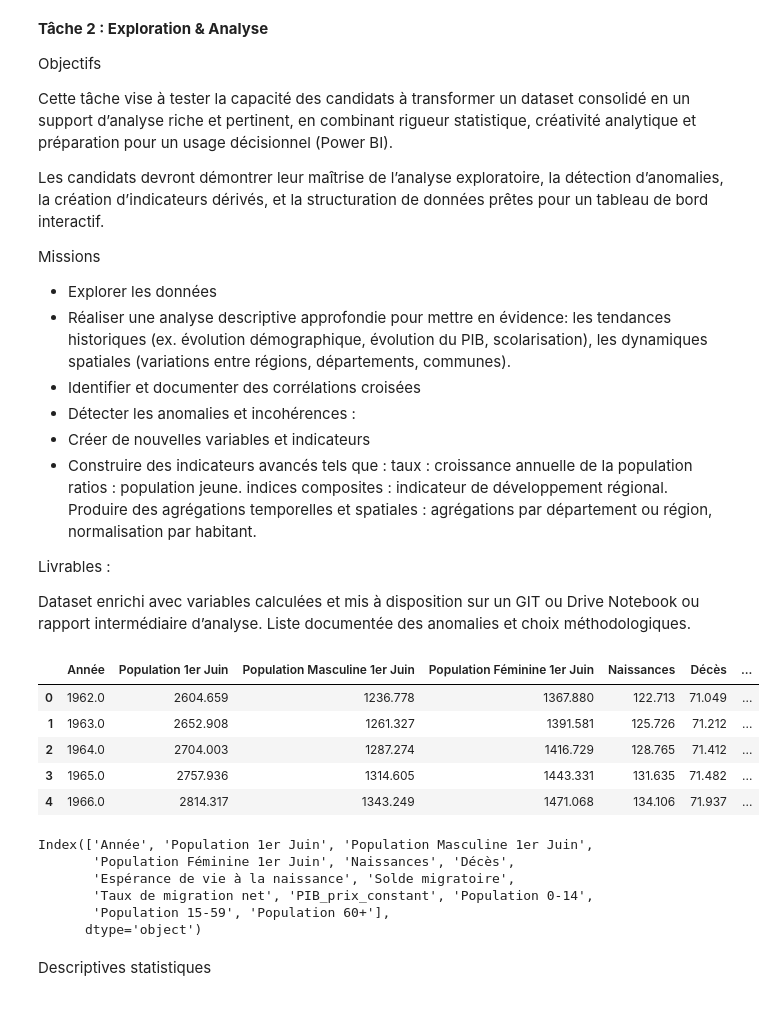
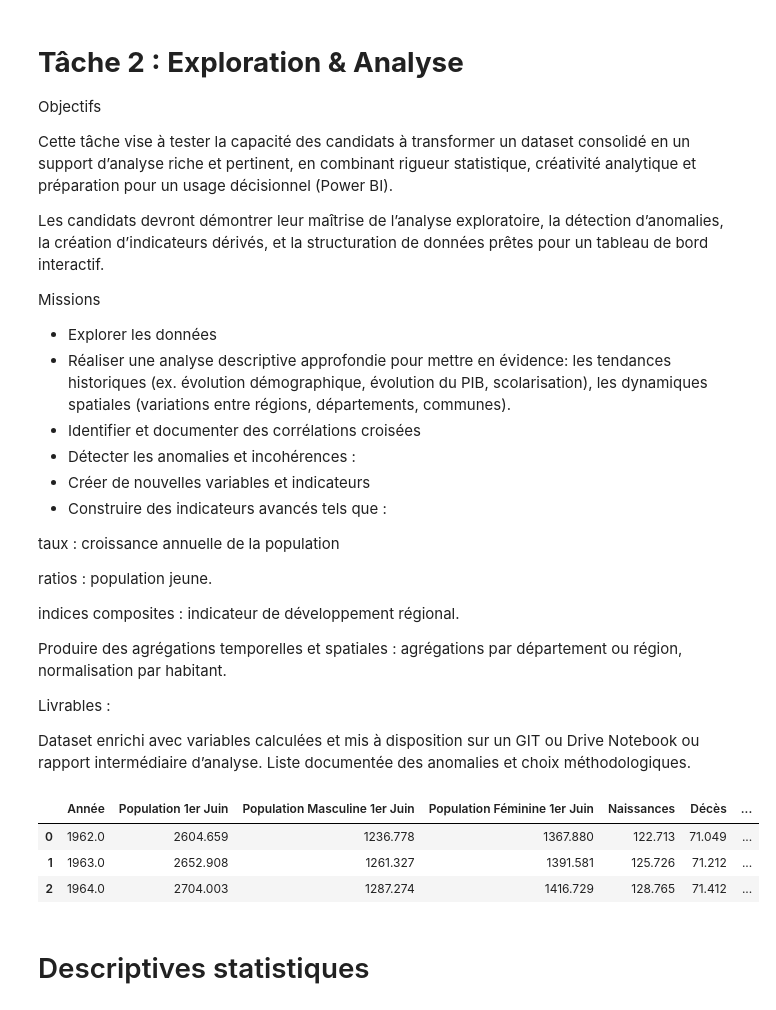
Before and after one commit to FidTCHANDO/ANIP_Challenge1, a Jupyter notebook: Tache_2_Tchando_SikaFidele_Notebook_JJMM.ipynb, the cells around one changed output. Saved outputs shown, nothing was run; the diff lists cells and outputs as text; code cells hidden in the pictures.

```diff
--- a/Tache_2_Tchando_SikaFidele_Notebook_JJMM.ipynb
+++ b/Tache_2_Tchando_SikaFidele_Notebook_JJMM.ipynb
@@ -1,5 +1,5 @@
 # %% [markdown]
-**Tâche 2 : Exploration & Analyse**
+# **Tâche 2 : Exploration & Analyse**
 
 Objectifs
 
@@ -17,9 +17,13 @@ les dynamiques spatiales (variations entre régions, départements, communes).
 - Détecter les anomalies et incohérences :
 - Créer de nouvelles variables et indicateurs
 - Construire des indicateurs avancés tels que :
+
 taux : croissance annuelle de la population
+
 ratios : population jeune.
+
 indices composites : indicateur de développement régional.
+
 Produire des agrégations temporelles et spatiales :
 agrégations par département ou région, normalisation par habitant.
 
@@ -33,23 +37,12 @@ import pandas as pd
 import matplotlib.pyplot as plt
 # %%
 benin_df = pd.read_parquet("./Donnees_ben_pop.parquet")
-benin_df.head()
+benin_df.head(3)
 # %% [output]
 |  | Année | Population 1er Juin | Population Masculine 1er Juin | Population Féminine 1er Juin | Naissances | Décès | ... |
 | 0 | 1962.0 | 2604.659 | 1236.778 | 1367.880 | 122.713 | 71.049 | ... |
 | 1 | 1963.0 | 2652.908 | 1261.327 | 1391.581 | 125.726 | 71.212 | ... |
 | 2 | 1964.0 | 2704.003 | 1287.274 | 1416.729 | 128.765 | 71.412 | ... |
-| 3 | 1965.0 | 2757.936 | 1314.605 | 1443.331 | 131.635 | 71.482 | ... |
-| 4 | 1966.0 | 2814.317 | 1343.249 | 1471.068 | 134.106 | 71.937 | ... |
-# %%
-benin_df.columns
-# %% [output]
-Index(['Année', 'Population 1er Juin', 'Population Masculine 1er Juin',
-       'Population Féminine 1er Juin', 'Naissances', 'Décès',
-       'Espérance de vie à la naissance', 'Solde migratoire',
-       'Taux de migration net', 'PIB_prix_constant', 'Population 0-14',
-       'Population 15-59', 'Population 60+'],
-      dtype='object')
 # %% [markdown]
-Descriptives statistiques
+# Descriptives statistiques
 # %%
```
Also changed, not shown: parts of 9 cells of this notebook.
